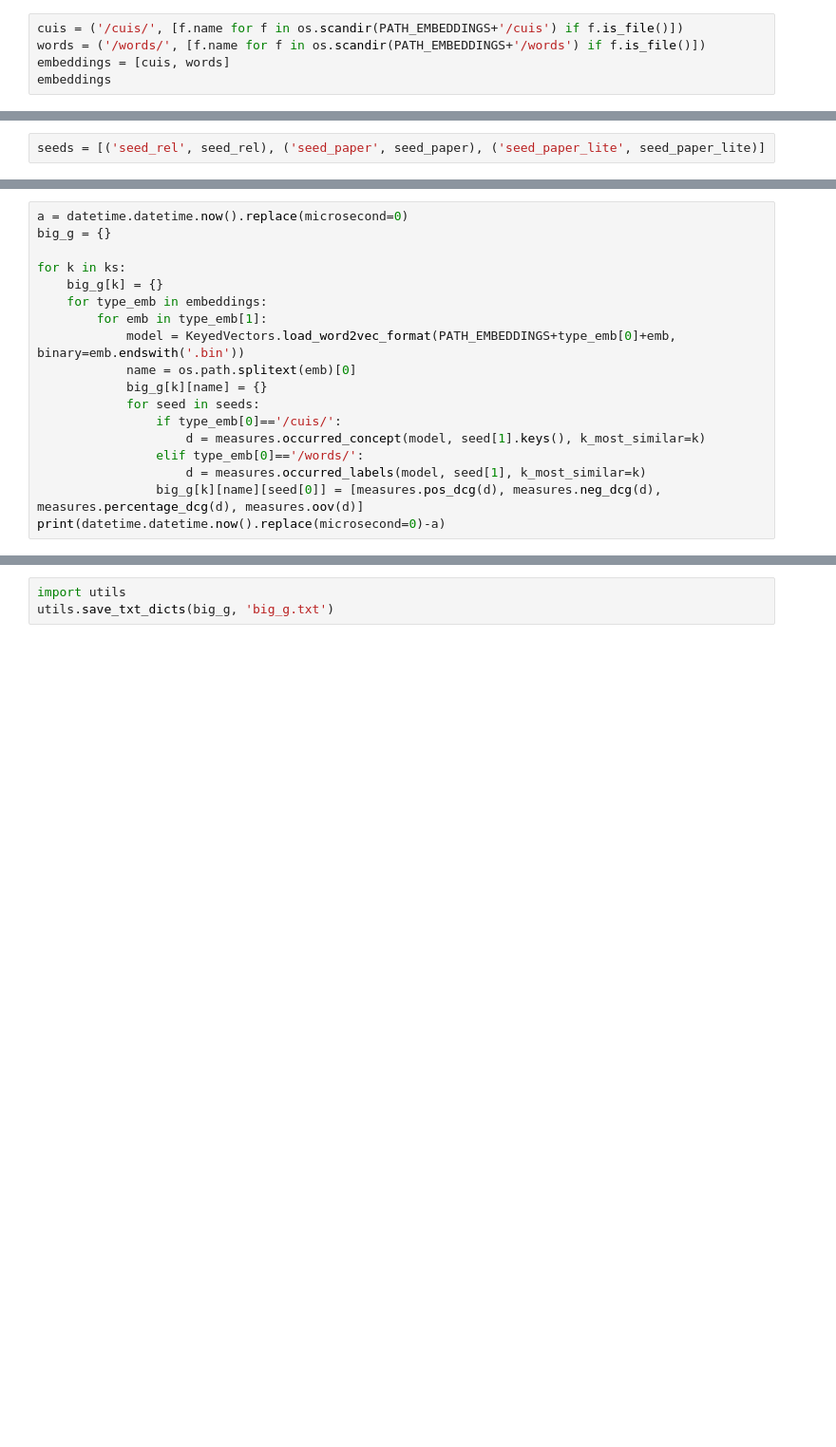
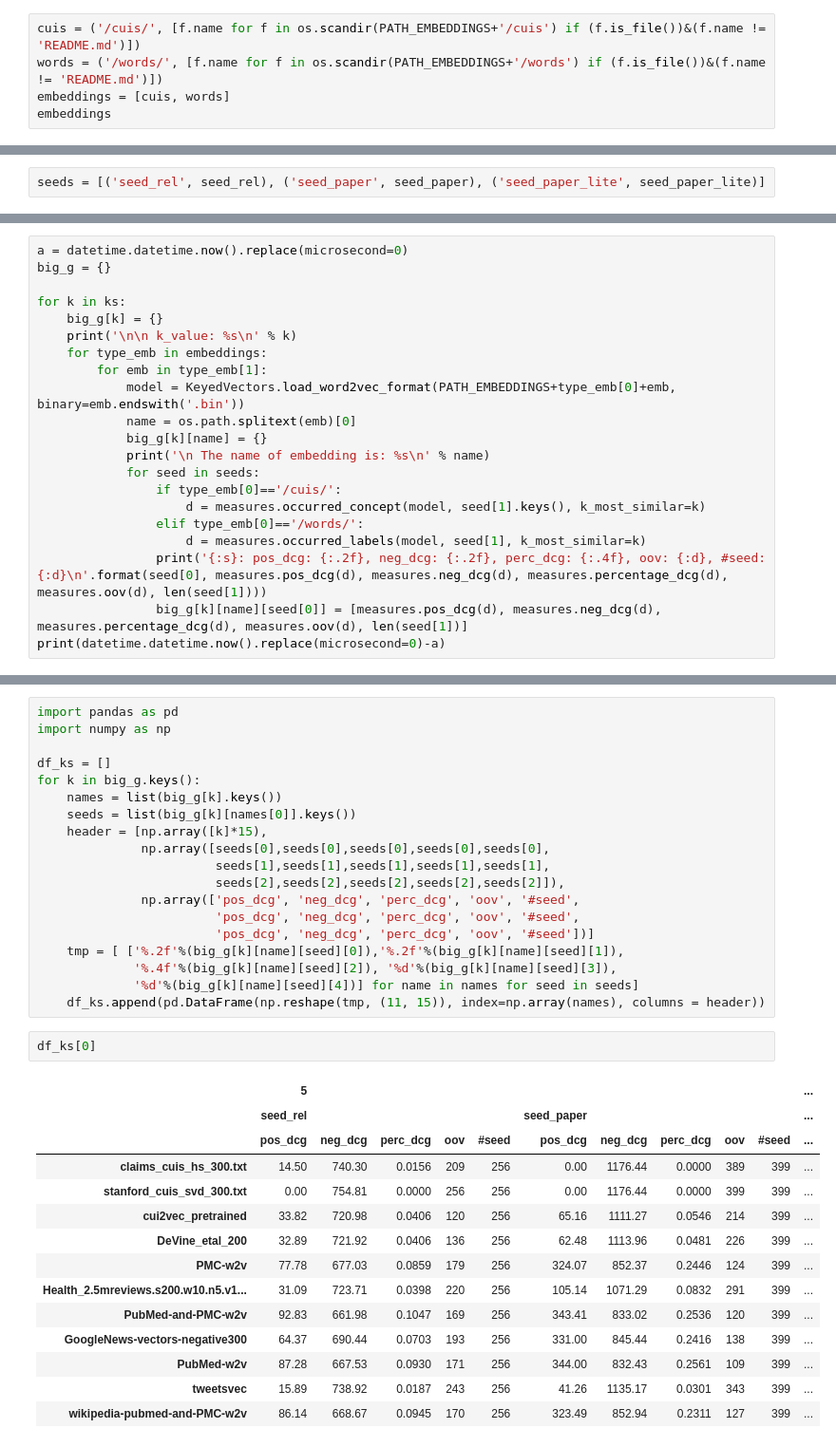
Before and after one commit to SaGiancani/medical-concepts-embeddings, a Jupyter notebook: experimentation.ipynb, the cells around one changed output, grey strips where cells are left out. Shown at 95% size. Cells and saved outputs as stored; diff of their text form; blank space fills up the shorter version.

Commit message:
DataFrames for each k

```diff
--- a/experimentation.ipynb
+++ b/experimentation.ipynb
@@ -70,6 +68,6 @@ seed_paper_lite, _ = umls_tables_processing.extracting_strings(paper_lite_cuis,
 # %%
-cuis = ('/cuis/', [f.name for f in os.scandir(PATH_EMBEDDINGS+'/cuis') if f.is_file()])
-words = ('/words/', [f.name for f in os.scandir(PATH_EMBEDDINGS+'/words') if f.is_file()])
+cuis = ('/cuis/', [f.name for f in os.scandir(PATH_EMBEDDINGS+'/cuis') if (f.is_file())&(f.name != 'README.md')])
+words = ('/words/', [f.name for f in os.scandir(PATH_EMBEDDINGS+'/words') if (f.is_file())&(f.name != 'README.md')])
 embeddings = [cuis, words]
 embeddings
 # %% [output]
@@ -96,16 +101,19 @@ big_g = {}
 
 for k in ks:
     big_g[k] = {}
+    print('\n\n k_value: %s\n' % k)
     for type_emb in embeddings:
         for emb in type_emb[1]:
             model = KeyedVectors.load_word2vec_format(PATH_EMBEDDINGS+type_emb[0]+emb, binary=emb.endswith('.bin'))
             name = os.path.splitext(emb)[0]
             big_g[k][name] = {}
+            print('\n The name of embedding is: %s\n' % name)
             for seed in seeds:
                 if type_emb[0]=='/cuis/':
                     d = measures.occurred_concept(model, seed[1].keys(), k_most_similar=k)
                 elif type_emb[0]=='/words/':
                     d = measures.occurred_labels(model, seed[1], k_most_similar=k)
-                big_g[k][name][seed[0]] = [measures.pos_dcg(d), measures.neg_dcg(d), measures.percentage_dcg(d), measures.oov(d)]
+                print('{:s}: pos_dcg: {:.2f}, neg_dcg: {:.2f}, perc_dcg: {:.4f}, oov: {:d}, #seed: {:d}\n'.format(seed[0], measures.pos_dcg(d), measures.neg_dcg(d), measures.percentage_dcg(d), measures.oov(d), len(seed[1])))
+                big_g[k][name][seed[0]] = [measures.pos_dcg(d), measures.neg_dcg(d), measures.percentage_dcg(d), measures.oov(d), len(seed[1])]
 print(datetime.datetime.now().replace(microsecond=0)-a)
 # %% [output]
@@ -155,3 +156,36 @@ big_g
+# %%
+import pandas as pd
+import numpy as np
+
+df_ks = []
+for k in big_g.keys():
+    names = list(big_g[k].keys())
+    seeds = list(big_g[k][names[0]].keys())
+    header = [np.array([k]*15),
+              np.array([seeds[0],seeds[0],seeds[0],seeds[0],seeds[0],
+                        seeds[1],seeds[1],seeds[1],seeds[1],seeds[1],
+                        seeds[2],seeds[2],seeds[2],seeds[2],seeds[2]]),
+              np.array(['pos_dcg', 'neg_dcg', 'perc_dcg', 'oov', '#seed',
+                        'pos_dcg', 'neg_dcg', 'perc_dcg', 'oov', '#seed',
+                        'pos_dcg', 'neg_dcg', 'perc_dcg', 'oov', '#seed'])]
+    tmp = [ ['%.2f'%(big_g[k][name][seed][0]),'%.2f'%(big_g[k][name][seed][1]),
+             '%.4f'%(big_g[k][name][seed][2]), '%d'%(big_g[k][name][seed][3]),
+             '%d'%(big_g[k][name][seed][4])] for name in names for seed in seeds]
+    df_ks.append(pd.DataFrame(np.reshape(tmp, (11, 15)), index=np.array(names), columns = header))
 # %%
-import utils
-utils.save_txt_dicts(big_g, 'big_g.txt')
+df_ks[0]
+# %% [output]
+|  | 5 |  |  |  |  |  |  |  |  |  | ... |
+|  | seed_rel |  |  |  |  | seed_paper |  |  |  |  | ... |
+|  | pos_dcg | neg_dcg | perc_dcg | oov | #seed | pos_dcg | neg_dcg | perc_dcg | oov | #seed | ... |
+| claims_cuis_hs_300.txt | 14.50 | 740.30 | 0.0156 | 209 | 256 | 0.00 | 1176.44 | 0.0000 | 389 | 399 | ... |
+| stanford_cuis_svd_300.txt | 0.00 | 754.81 | 0.0000 | 256 | 256 | 0.00 | 1176.44 | 0.0000 | 399 | 399 | ... |
+| cui2vec_pretrained | 33.82 | 720.98 | 0.0406 | 120 | 256 | 65.16 | 1111.27 | 0.0546 | 214 | 399 | ... |
+| DeVine_etal_200 | 32.89 | 721.92 | 0.0406 | 136 | 256 | 62.48 | 1113.96 | 0.0481 | 226 | 399 | ... |
+| PMC-w2v | 77.78 | 677.03 | 0.0859 | 179 | 256 | 324.07 | 852.37 | 0.2446 | 124 | 399 | ... |
+| Health_2.5mreviews.s200.w10.n5.v1... | 31.09 | 723.71 | 0.0398 | 220 | 256 | 105.14 | 1071.29 | 0.0832 | 291 | 399 | ... |
+| PubMed-and-PMC-w2v | 92.83 | 661.98 | 0.1047 | 169 | 256 | 343.41 | 833.02 | 0.2536 | 120 | 399 | ... |
+| GoogleNews-vectors-negative300 | 64.37 | 690.44 | 0.0703 | 193 | 256 | 331.00 | 845.44 | 0.2416 | 138 | 399 | ... |
+| PubMed-w2v | 87.28 | 667.53 | 0.0930 | 171 | 256 | 344.00 | 832.43 | 0.2561 | 109 | 399 | ... |
+| tweetsvec | 15.89 | 738.92 | 0.0187 | 243 | 256 | 41.26 | 1135.17 | 0.0301 | 343 | 399 | ... |
+| wikipedia-pubmed-and-PMC-w2v | 86.14 | 668.67 | 0.0945 | 170 | 256 | 323.49 | 852.94 | 0.2311 | 127 | 399 | ... |
```
Also changed, not shown: parts of 17 cells of this notebook.
